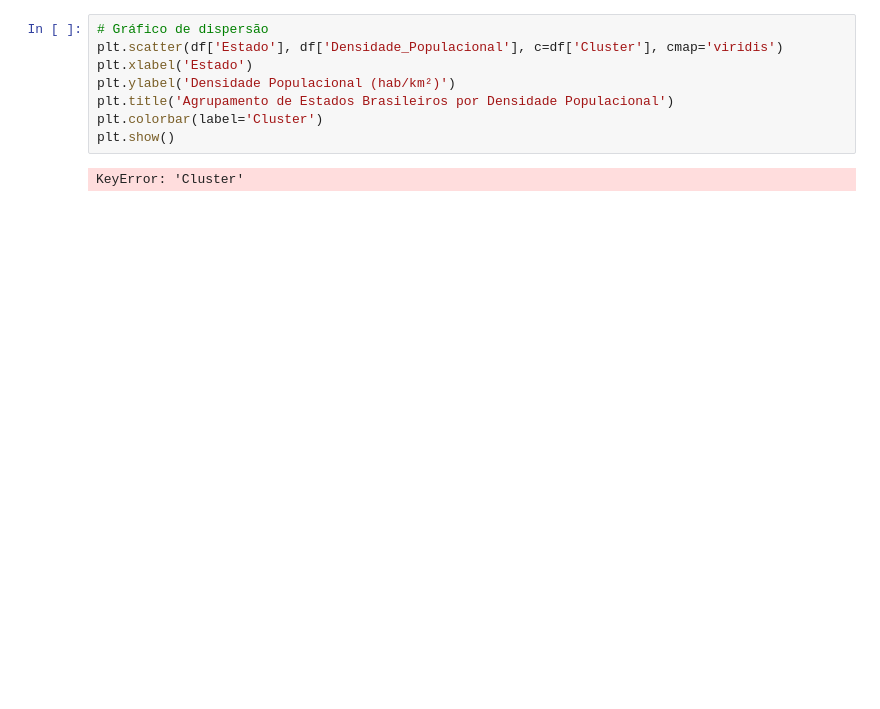
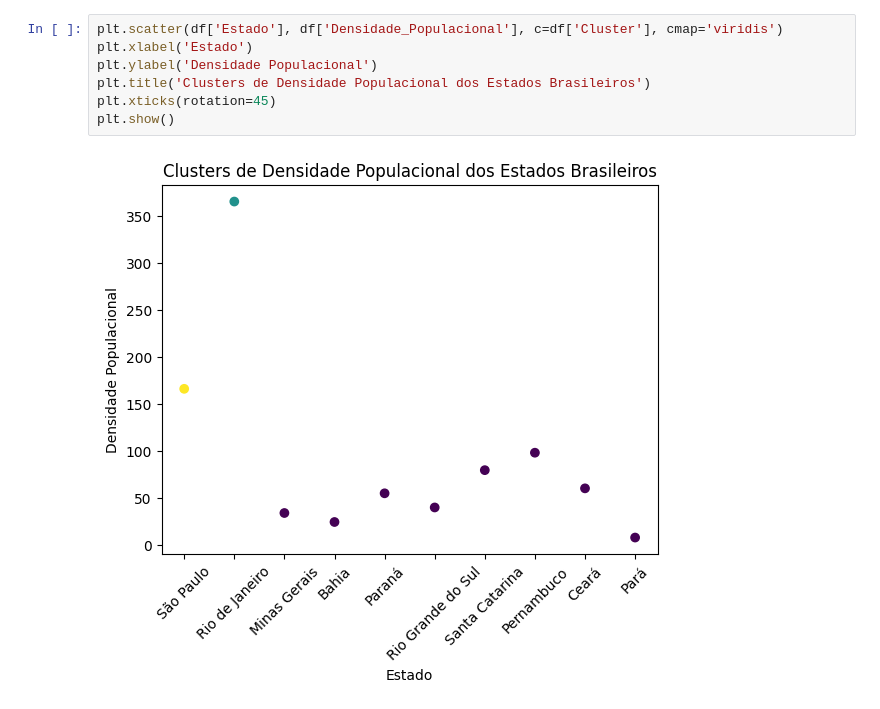
Before and after one commit to VilarimLucas/k-means, a Jupyter notebook: miniprojeto_01_k_means.ipynb, the cells around one changed output. Drawn from its saved outputs; the diff is of its cells as text; blank space fills up the shorter version.

```diff
--- a/miniprojeto_01_k_means.ipynb
+++ b/miniprojeto_01_k_means.ipynb
@@ -14,10 +30,9 @@ df = pd.DataFrame(data)
 # %%
-# Gráfico de dispersão
 plt.scatter(df['Estado'], df['Densidade_Populacional'], c=df['Cluster'], cmap='viridis')
 plt.xlabel('Estado')
-plt.ylabel('Densidade Populacional (hab/km²)')
-plt.title('Agrupamento de Estados Brasileiros por Densidade Populacional')
-plt.colorbar(label='Cluster')
+plt.ylabel('Densidade Populacional')
+plt.title('Clusters de Densidade Populacional dos Estados Brasileiros')
+plt.xticks(rotation=45)
 plt.show()
 # %% [output]
-KeyError: 'Cluster'
+[figure, added]
```
Also changed, not shown: parts of 5 cells of this notebook.
